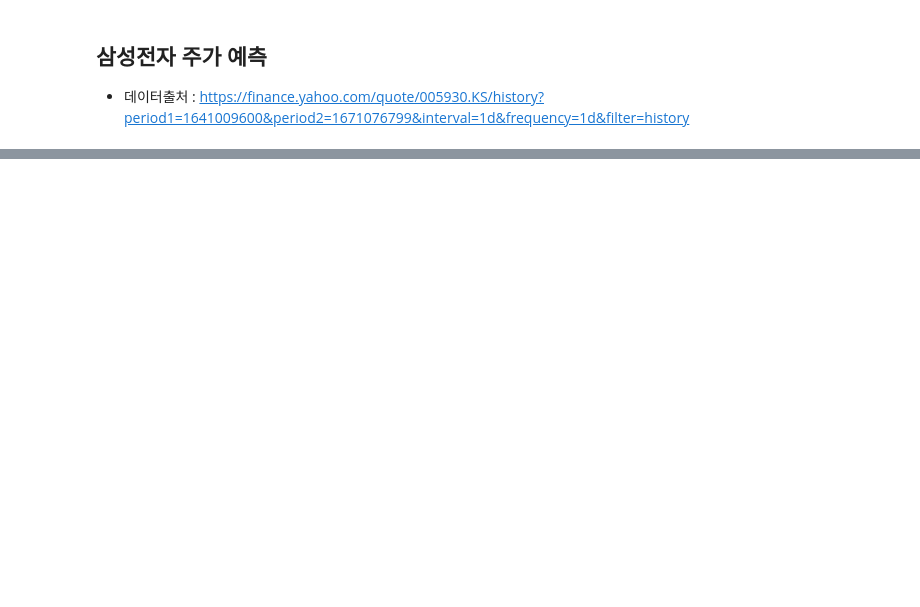
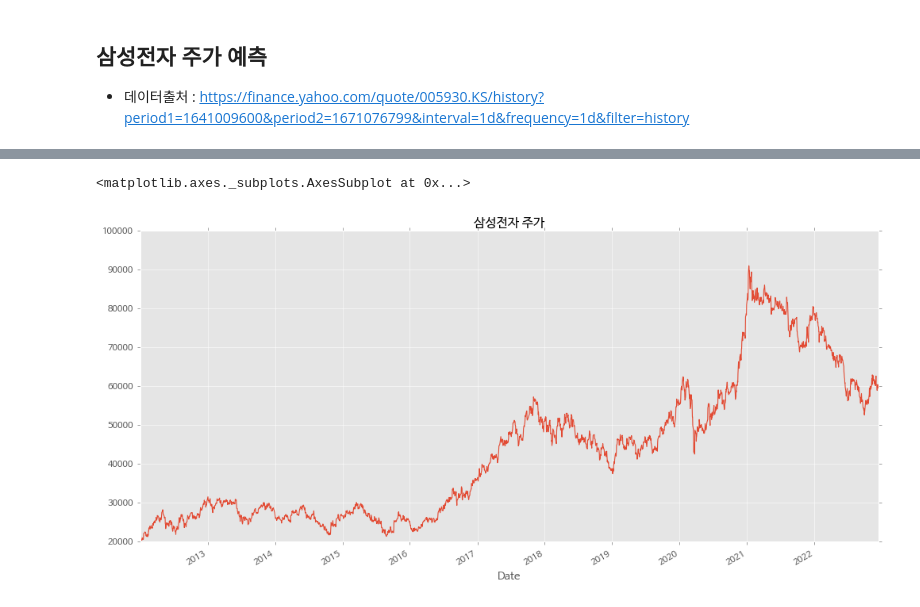
Before and after one commit to callor/Callor-DeepLearning-2022, a Jupyter notebook: 삼성전자주가예측.ipynb, the cells around one changed output, grey strips where cells are left out. Drawn from its saved outputs; the diff is of its cells as text; code cells hidden in the pictures; blank space fills up the shorter version.

```diff
--- a/삼성전자주가예측.ipynb
+++ b/삼성전자주가예측.ipynb
@@ -406,0 +126,15 @@ plt.show()
+# %%
+# matplotlib 에서 한글을 사용하기 위해 폰트 세팅
+plt.rc('font', family='NanumBarunGothic')
+
+# plot ggplot 스타일 지정하여 그래프 그리기
+plt.style.use('ggplot')
+plt.figure(figsize=(15,7))
+
+# 종가 기준으로 그래프 그리기
+# 한글 문제를 해결하기 위해 처음부분에서 폰트 다운로드 받고 세팅을 해주어야 함
+# 테스트 하는 과정에서 폰트 설정이 변경면 다시 세팅부분을 실행해 주어야 함함
+df['Close'].plot(title='삼성전자 주가')
+# %% [output]
+<matplotlib.axes._subplots.AxesSubplot at 0x...>
+[figure, added]
```
Also changed, not shown: parts of 41 cells of this notebook.
